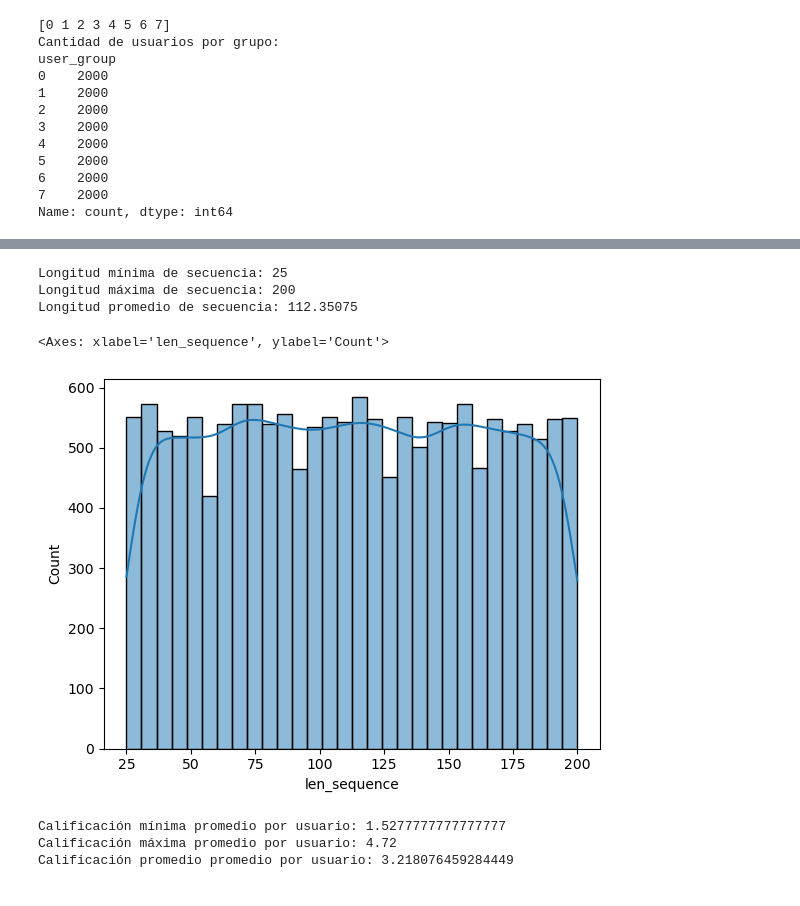
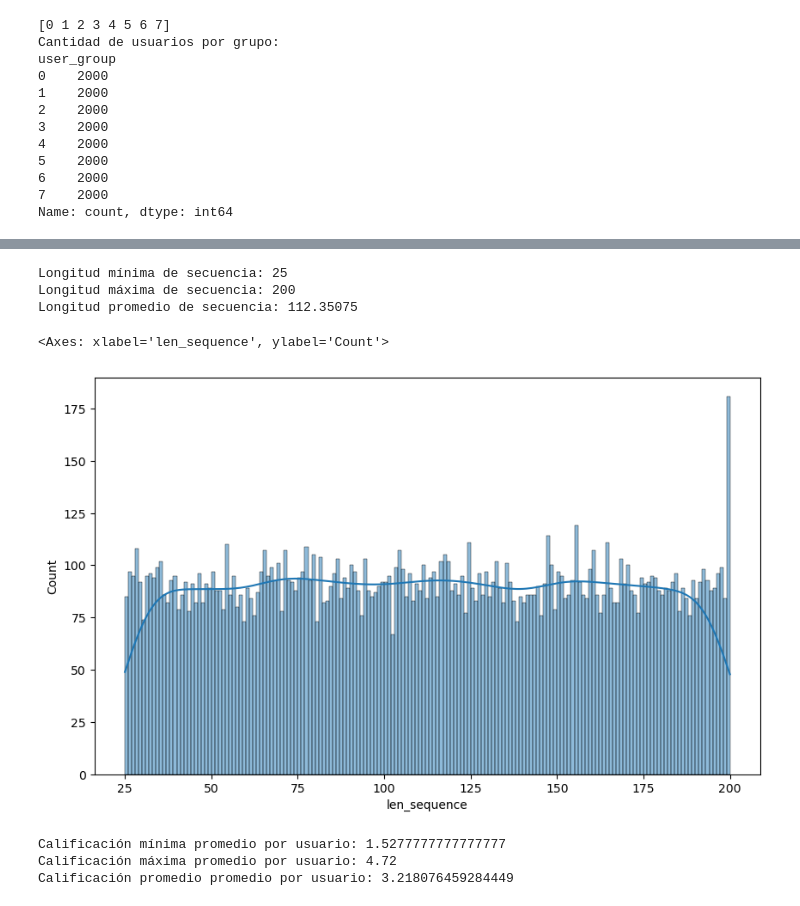
Before and after one commit to sofips/Decision-Transformer-Recomendaciones, a Jupyter notebook: notebooks/01_exploracion_dataset.ipynb, the cells around one changed output, grey strips where cells are left out. Saved outputs shown, nothing was run; the diff lists cells and outputs as text; code cells hidden in the pictures.

```diff
--- a/notebooks/01_exploracion_dataset.ipynb
+++ b/notebooks/01_exploracion_dataset.ipynb
@@ -127,16 +130,17 @@ array([1., 2., 5., 3., 2., 2., 2., 3., 4., 1., 4., 1., 2., 5., 5., 4., 1.,
 # %%
 training_data['len_sequence'] = training_data['items'].apply(len)
 print(f"Longitud mínima de secuencia: {training_data['len_sequence'].min()}")
 print(f"Longitud máxima de secuencia: {training_data['len_sequence'].max()}")
 print(f"Longitud promedio de secuencia: {training_data['len_sequence'].mean()}")
 
-sns.histplot(training_data['len_sequence'], bins=30, kde=True)
+fig = plt.figure(figsize=(10, 6))
+sns.histplot(training_data['len_sequence'], bins=175, kde=True)
 # %% [output]
 Longitud mínima de secuencia: 25
 Longitud máxima de secuencia: 200
 Longitud promedio de secuencia: 112.35075
 <Axes: xlabel='len_sequence', ylabel='Count'>
-[figure, old version]
+[figure, new version]
 # %%
 training_data['average_user_rating'] = training_data['ratings'].apply(lambda x: sum(x)/len(x))
 print(f"Calificación mínima promedio por usuario: {training_data['average_user_rating'].min()}")
```
Also changed, not shown: parts of 8 cells of this notebook, 2 other files.
